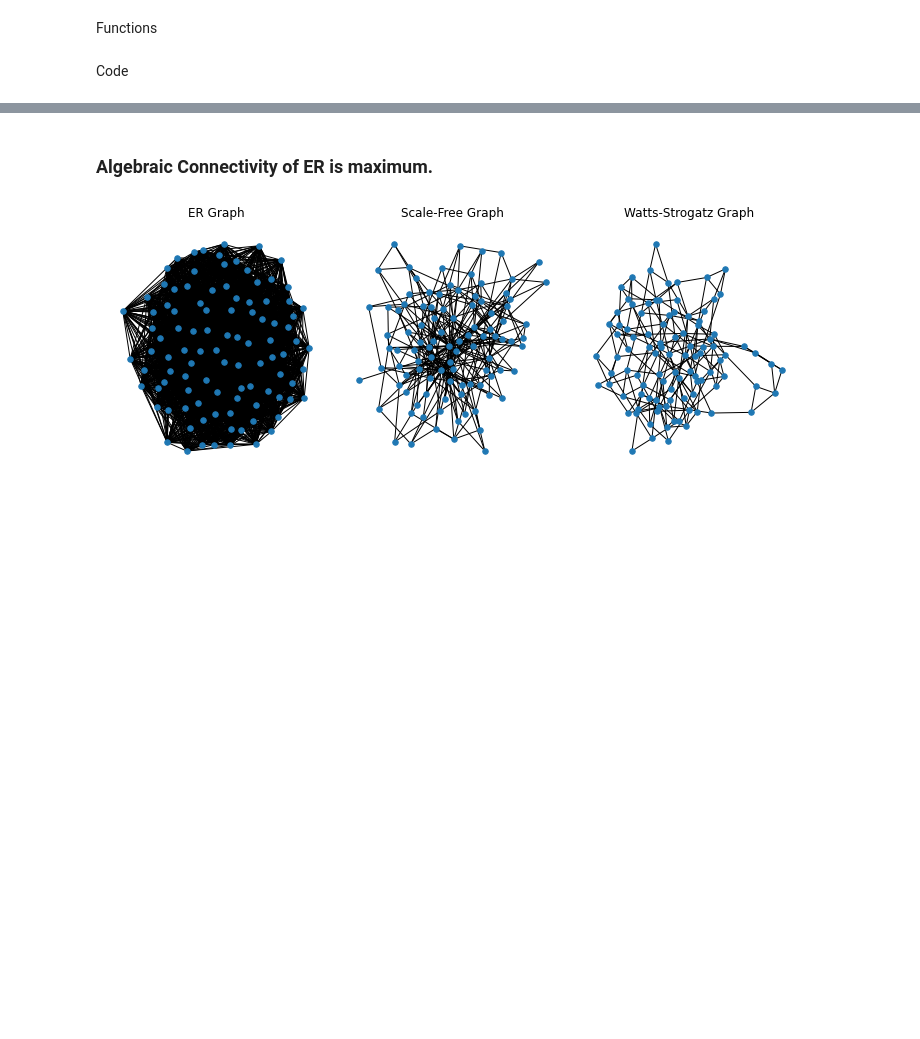
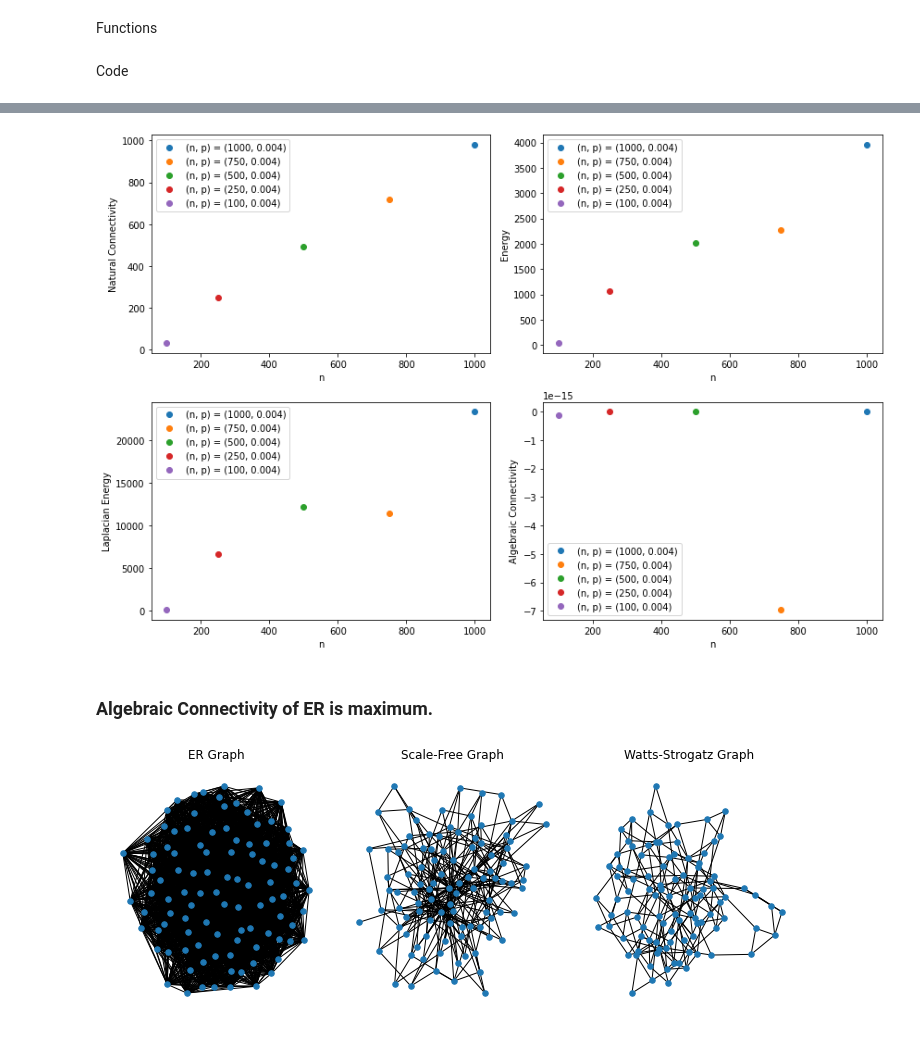
Before and after one commit to ngnma/Simulation-Project, a Jupyter notebook: sim_project.ipynb, the cells around one changed output, grey strips where cells are left out. Cells and saved outputs as stored; diff of their text form; code cells hidden in the pictures; blank space fills up the shorter version.

```diff
--- a/sim_project.ipynb
+++ b/sim_project.ipynb
@@ -118,0 +173,11 @@ Spectral Gap: 0.23289373565012728
+# %%
+n = 100
+p = 0.04  # Probability of edge existence
+er_graph = nx.erdos_renyi_graph(n, p)
+
+m0 = 2  # Initial number of nodes
+sf_graph = nx.barabasi_albert_graph(n, m0)
+
+p_rewire = 0.3  # Probability of rewiring
+ws_graph = nx.watts_strogatz_graph(n, 4, p_rewire)
+len(er_graph.edges), len(sf_graph.edges), len(ws_graph.edges)
@@ -119,3 +186,74 @@ Spectral Gap: 0.23289373565012728
+# %%
+import networkx as nx
+import matplotlib.pyplot as plt
+
+
+# List of different pairs of (n, p)
+graph_params = [(1000, 0.004), (750, 0.004), (500, 0.008), (250, 0.017), (100, 0.004)]
+
+# Initialize lists to store the results
+er_natural_connectivity_results = []
+er_energy_results = []
+er_laplacian_energy_results = []
+er_algebraic_connectivity_results = []
+er_spectral_gap_results = []
+
+for n, p in graph_params:
+    # Generate ER graph
+    er_graph = nx.erdos_renyi_graph(n, p)
+
+    # Calculate metrics for ER graph
+    er_natural_connectivity = calculate_natural_connectivity(er_graph)
+    er_energy, er_laplacian_energy = calculate_energy(er_graph)
+    er_algebraic_connectivity = calculate_algebraic_connectivity(er_graph)
+    er_spectral_gap = calculate_spectral_gap(er_graph)
+
+    # Store the results
+    er_natural_connectivity_results.append((n, er_natural_connectivity))
+    er_energy_results.append((n, er_energy))
+    er_laplacian_energy_results.append((n, er_laplacian_energy))
+    er_algebraic_connectivity_results.append((n, er_algebraic_connectivity))
+    er_spectral_gap_results.append((n, er_spectral_gap))
+
+# Plot the figures
+plt.figure(figsize=(12, 8))
+
+# Plot natural connectivity
+plt.subplot(2, 2, 1)
+for n, result in er_natural_connectivity_results:
+    plt.plot(n, result, 'o', label=f"(n, p) = ({n}, {p})")
+plt.xlabel('n')
+plt.ylabel('Natural Connectivity')
+plt.legend()
+
+# Plot energy
+plt.subplot(2, 2, 2)
+for n, result in er_energy_results:
+    plt.plot(n, result, 'o', label=f"(n, p) = ({n}, {p})")
+plt.xlabel('n')
+plt.ylabel('Energy')
+plt.legend()
+
+# Plot laplacian energy
+plt.subplot(2, 2, 3)
+for n, result in er_laplacian_energy_results:
+    plt.plot(n, result, 'o', label=f"(n, p) = ({n}, {p})")
+plt.xlabel('n')
+plt.ylabel('Laplacian Energy')
+plt.legend()
+
+# Plot algebraic connectivity
+plt.subplot(2, 2, 4)
+for n, result in er_algebraic_connectivity_results:
+    plt.plot(n, result, 'o', label=f"(n, p) = ({n}, {p})")
+plt.xlabel('n')
+plt.ylabel('Algebraic Connectivity')
+plt.legend()
+
+plt.tight_layout()
+plt.show()
+# %% [output]
+[figure, added]
 # %% [markdown]
 ### Algebraic Connectivity of ER is maximum.
 # %%
```
Also changed, not shown: parts of 8 cells of this notebook.
